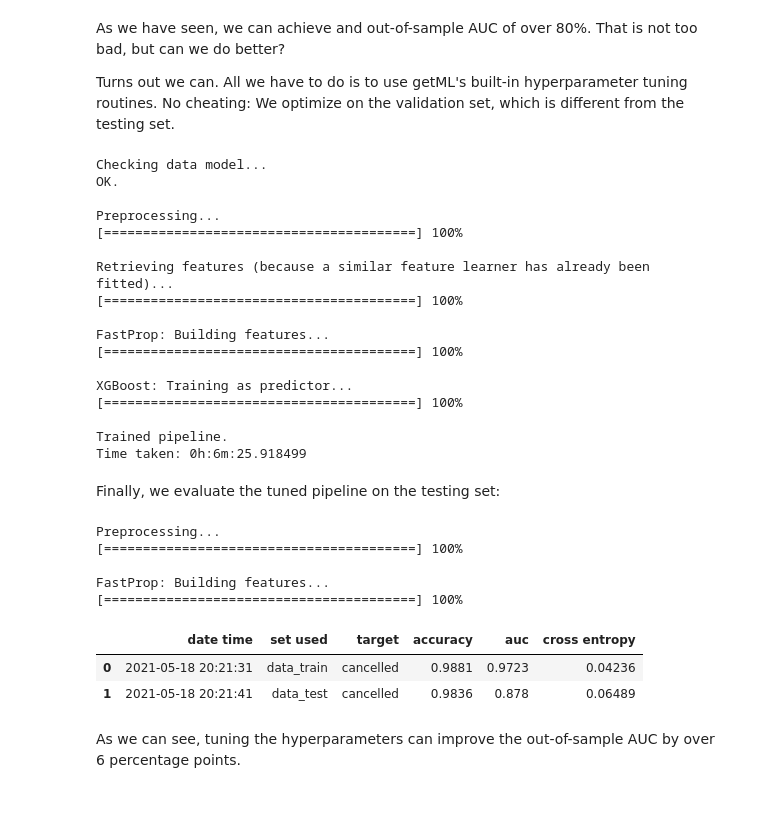
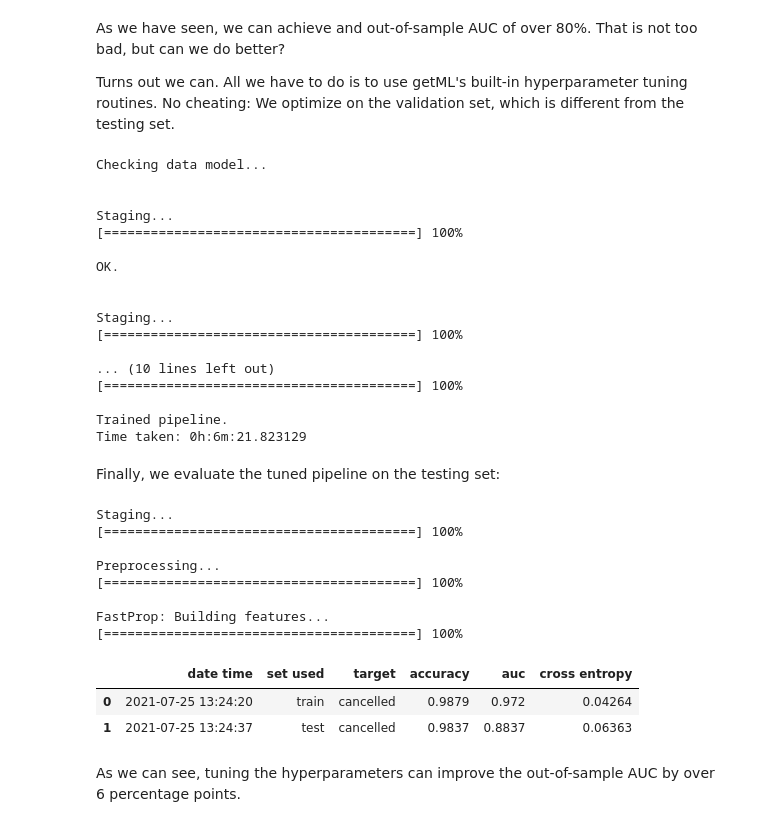
Before and after one commit to getml/getml-demo, a Jupyter notebook: online_retail.ipynb, the cells around one changed output. Saved outputs shown, nothing was run; the diff lists cells and outputs as text; code cells hidden in the pictures.

```diff
--- a/online_retail.ipynb
+++ b/online_retail.ipynb
@@ -273,7 +285,7 @@ text_field_splitter = getml.preprocessors.TextFieldSplitter()
 
 mapping = getml.preprocessors.Mapping()
 
-fast_prop = getml.feature_learning.FastPropModel(
+fast_prop = getml.feature_learning.FastProp(
     loss_function=getml.feature_learning.loss_functions.CrossEntropyLoss,
     num_threads=1,
     sampling_factor=0.1,
@@ -287,7 +299,7 @@ __Build the pipeline__
 # %%
 pipe = getml.pipeline.Pipeline(
     tags=['fast_prop'],
-    population=population,
+    data_model=star_schema.data_model,
     preprocessors=[substr1, substr2, substr3, text_field_splitter, mapping],
     feature_learners=[fast_prop],
     feature_selectors=[feature_selector],
@@ -315,5 +336,5 @@ Checking data model...
 OK.
 # %%
-pipe.fit(data_train, [full_data])
+pipe.fit(star_schema.train)
 # %% [output]
 Checking data model...
@@ -365,48 +390,46 @@ As we have seen, we can achieve and out-of-sample AUC of over 80%. That is not t
 Turns out we can. All we have to do is to use getML's built-in hyperparameter tuning routines. No cheating: We optimize on the validation set, which is different from the testing set.
 # %%
 if ALLOW_TUNING:
-    tuned_pipe = getml.hyperopt.tune_predictors(
-        pipeline=pipe,
-        population_table_training=data_train,
-        population_table_validation=data_validation,
-        peripheral_tables=[full_data]
-    )
+    tuned_pipe = getml.hyperopt.tune_predictors(pipe, star_schema)
 else: # If ALLOW_TUNING is false, use the tuned hyperparameters
     tuned_pipe = copy.deepcopy(pipe)
     tuned_pipe.predictors[0].n_estimators = 996
     tuned_pipe.predictors[0].learning_rate = 0.3
-    tuned_pipe.fit(data_train, [full_data])
+    tuned_pipe.fit(star_schema.train)
 # %% [output]
 Checking data model...
+
+
+Staging...
+[========================================] 100%
+
 OK.
 
-Preprocessing...
+
+Staging...
 [========================================] 100%
 
-Retrieving features (because a similar feature learner has already been fitted)...
-[========================================] 100%
-
-FastProp: Building features...
-[========================================] 100%
-
-XGBoost: Training as predictor...
+... (10 lines left out)
 [========================================] 100%
 
 Trained pipeline.
-Time taken: 0h:6m:25.918499
+Time taken: 0h:6m:21.823129
 # %% [markdown]
 Finally, we evaluate the tuned pipeline on the testing set:
 # %%
-tuned_pipe.score(data_test, [full_data])
+tuned_pipe.score(star_schema.test)
 # %% [output]
+Staging...
+[========================================] 100%
+
 Preprocessing...
 [========================================] 100%
 
 FastProp: Building features...
 [========================================] 100%
 |  | date time | set used | target | accuracy | auc | cross entropy |
-| 0 | 2021-05-18 20:21:31 | data_train | cancelled | 0.9881 | 0.9723 | 0.04236 |
-| 1 | 2021-05-18 20:21:41 | data_test | cancelled | 0.9836 | 0.878 | 0.06489 |
+| 0 | 2021-07-25 13:24:20 | train | cancelled | 0.9879 | 0.972 | 0.04264 |
+| 1 | 2021-07-25 13:24:37 | test | cancelled | 0.9837 | 0.8837 | 0.06363 |
 # %% [markdown]
 As we can see, tuning the hyperparameters can improve the out-of-sample AUC by over 6 percentage points.
 # %% [markdown]
```
Also changed, not shown: parts of 12 cells of this notebook.
